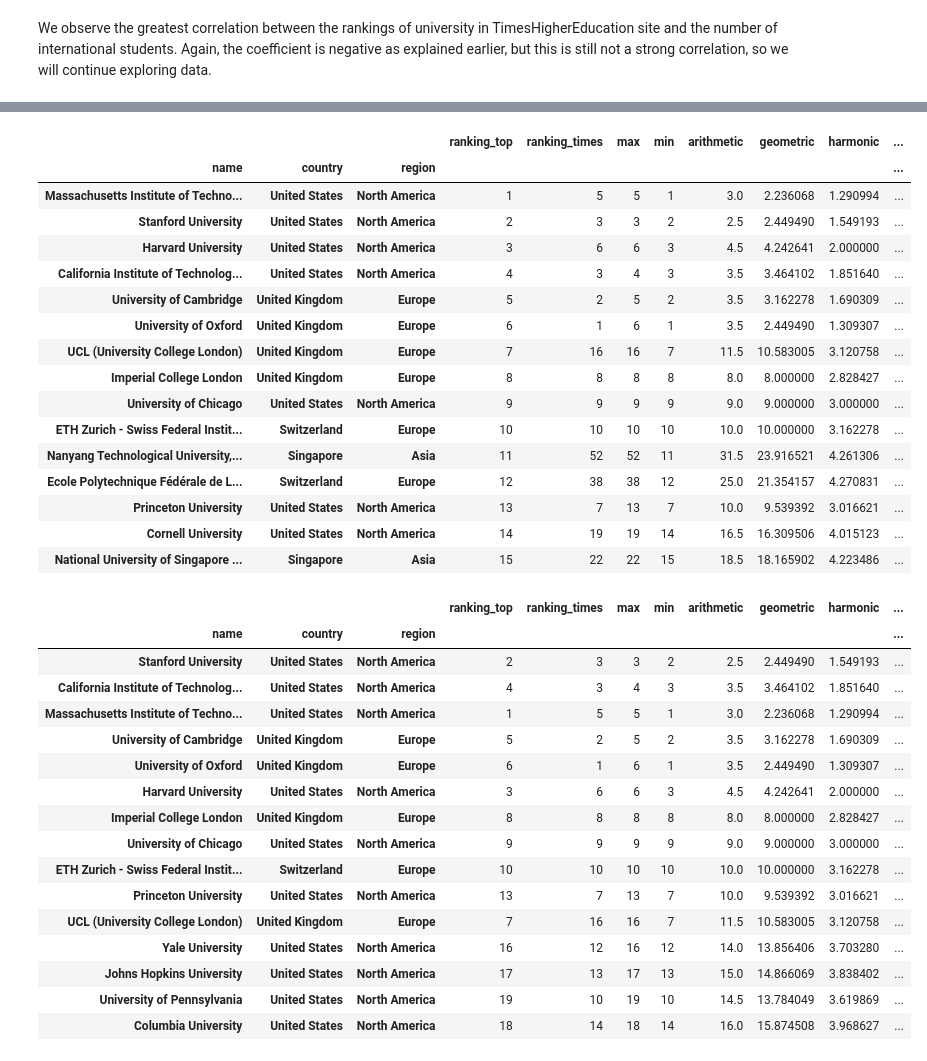
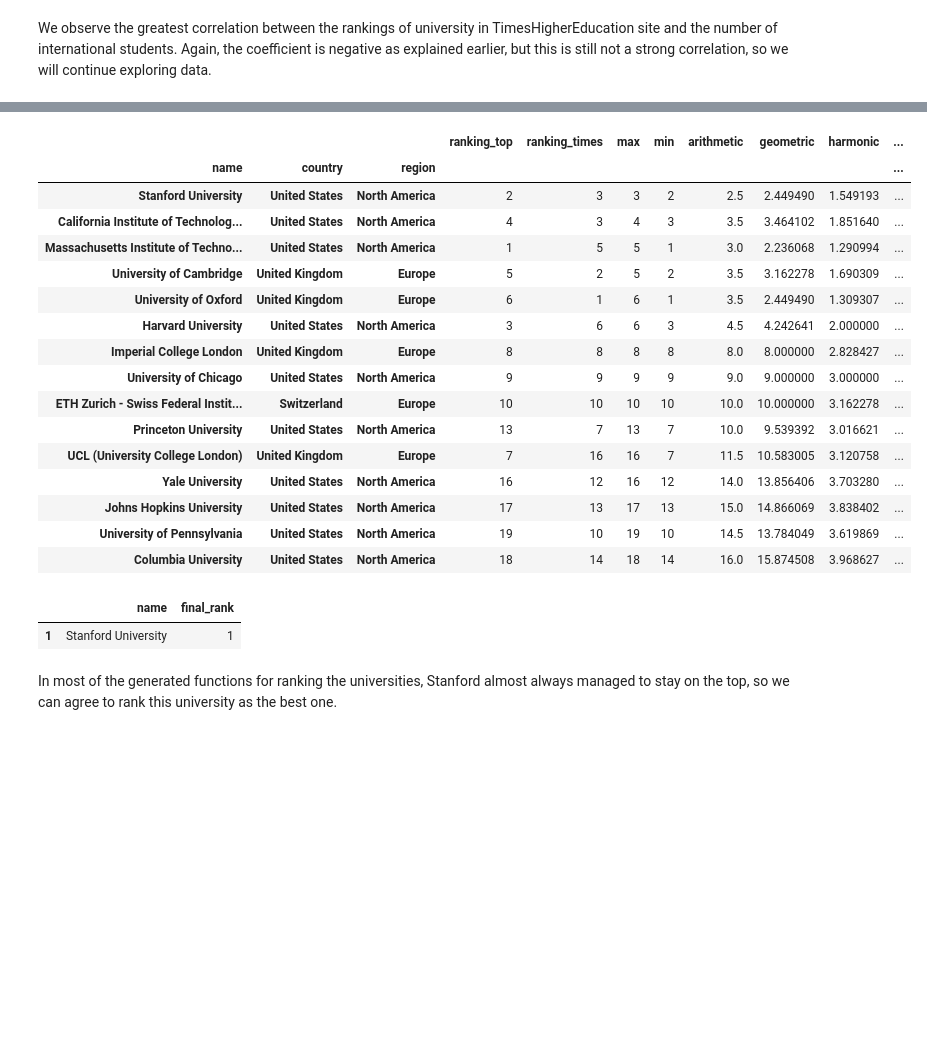
Before and after one commit to avandebr/ADA2017, a Jupyter notebook: Homework 2.ipynb, the cells around one changed output, grey strips where cells are left out. Cells and saved outputs as stored; diff of their text form; code cells hidden in the pictures; blank space fills up the shorter version.

```diff
--- a/Homework 2.ipynb
+++ b/Homework 2.ipynb
@@ -675,8 +656,10 @@ The ratios of international students and faculty members per student could be us
 We chose to calculate the min and max rank of each university and to take a weighted average where the max rank has a higher weight. In this way, universities which are ranked well in one of the rankings but which have a lower rank in the other one are penalized.
 # %%
 ranking_df = merged[['ranking_top','ranking_times']]
+
 ranking_df['max'] = ranking_df[['ranking_top', 'ranking_times']].max(axis=1)
 ranking_df['min'] = ranking_df[['ranking_top', 'ranking_times']].min(axis=1)
+
 #Arithmetic mean
 ranking_df['arithmetic'] = ranking_df[['ranking_top', 'ranking_times']].mean(axis=1)
 #Geometric mean
@@ -684,45 +667,33 @@ ranking_df['geometric'] = ranking_df.apply(lambda x: np.sqrt(x['ranking_top']*x[
 #Harmonic mean
 ranking_df['harmonic'] = ranking_df.apply(lambda x: np.sqrt(x['geometric']*x['geometric']/x['arithmetic']), axis=1)
 #Linear combinaison of the min and the max
+
 ranking_df['LCminmax'] = 0.3*ranking_df['min'] + 0.7*ranking_df['max']
 
-ranking_df.head(15)
+ranking_df.sort_values('LCminmax').head(15)
 # %% [output]
 |  |  |  | ranking_top | ranking_times | max | min | arithmetic | geometric | harmonic | ... |
 | name | country | region |  |  |  |  |  |  |  | ... |
+| Stanford University | United States | North America | 2 | 3 | 3 | 2 | 2.5 | 2.449490 | 1.549193 | ... |
+| California Institute of Technolog... | United States | North America | 4 | 3 | 4 | 3 | 3.5 | 3.464102 | 1.851640 | ... |
 | Massachusetts Institute of Techno... | United States | North America | 1 | 5 | 5 | 1 | 3.0 | 2.236068 | 1.290994 | ... |
-| Stanford University | United States | North America | 2 | 3 | 3 | 2 | 2.5 | 2.449490 | 1.549193 | ... |
-| Harvard University | United States | North America | 3 | 6 | 6 | 3 | 4.5 | 4.242641 | 2.000000 | ... |
-| California Institute of Technolog... | United States | North America | 4 | 3 | 4 | 3 | 3.5 | 3.464102 | 1.851640 | ... |
 | University of Cambridge | United Kingdom | Europe | 5 | 2 | 5 | 2 | 3.5 | 3.162278 | 1.690309 | ... |
 | University of Oxford | United Kingdom | Europe | 6 | 1 | 6 | 1 | 3.5 | 2.449490 | 1.309307 | ... |
-| UCL (University College London) | United Kingdom | Europe | 7 | 16 | 16 | 7 | 11.5 | 10.583005 | 3.120758 | ... |
+| Harvard University | United States | North America | 3 | 6 | 6 | 3 | 4.5 | 4.242641 | 2.000000 | ... |
 | Imperial College London | United Kingdom | Europe | 8 | 8 | 8 | 8 | 8.0 | 8.000000 | 2.828427 | ... |
 | University of Chicago | United States | North America | 9 | 9 | 9 | 9 | 9.0 | 9.000000 | 3.000000 | ... |
 | ETH Zurich - Swiss Federal Instit... | Switzerland | Europe | 10 | 10 | 10 | 10 | 10.0 | 10.000000 | 3.162278 | ... |
-| Nanyang Technological University,... | Singapore | Asia | 11 | 52 | 52 | 11 | 31.5 | 23.916521 | 4.261306 | ... |
-| Ecole Polytechnique Fédérale de L... | Switzerland | Europe | 12 | 38 | 38 | 12 | 25.0 | 21.354157 | 4.270831 | ... |
 | Princeton University | United States | North America | 13 | 7 | 13 | 7 | 10.0 | 9.539392 | 3.016621 | ... |
-| Cornell University | United States | North America | 14 | 19 | 19 | 14 | 16.5 | 16.309506 | 4.015123 | ... |
-| National University of Singapore ... | Singapore | Asia | 15 | 22 | 22 | 15 | 18.5 | 18.165902 | 4.223486 | ... |
+| UCL (University College London) | United Kingdom | Europe | 7 | 16 | 16 | 7 | 11.5 | 10.583005 | 3.120758 | ... |
+| Yale University | United States | North America | 16 | 12 | 16 | 12 | 14.0 | 13.856406 | 3.703280 | ... |
+| Johns Hopkins University | United States | North America | 17 | 13 | 17 | 13 | 15.0 | 14.866069 | 3.838402 | ... |
+| University of Pennsylvania | United States | North America | 19 | 10 | 19 | 10 | 14.5 | 13.784049 | 3.619869 | ... |
+| Columbia University | United States | North America | 18 | 14 | 18 | 14 | 16.0 | 15.874508 | 3.968627 | ... |
 # %%
 ranking_df['final_rank'] = ranking_df['LCminmax'].rank(method='min').astype(int)
-ranking_df.sort(['final_rank']).head(15)
+display(ranking_df.reset_index().sort_values(['final_rank'])[['name','final_rank']].head(1))
 # %% [output]
-|  |  |  | ranking_top | ranking_times | max | min | arithmetic | geometric | harmonic | ... |
-| name | country | region |  |  |  |  |  |  |  | ... |
-| Stanford University | United States | North America | 2 | 3 | 3 | 2 | 2.5 | 2.449490 | 1.549193 | ... |
-| California Institute of Technolog... | United States | North America | 4 | 3 | 4 | 3 | 3.5 | 3.464102 | 1.851640 | ... |
-| Massachusetts Institute of Techno... | United States | North America | 1 | 5 | 5 | 1 | 3.0 | 2.236068 | 1.290994 | ... |
-| University of Cambridge | United Kingdom | Europe | 5 | 2 | 5 | 2 | 3.5 | 3.162278 | 1.690309 | ... |
-| University of Oxford | United Kingdom | Europe | 6 | 1 | 6 | 1 | 3.5 | 2.449490 | 1.309307 | ... |
-| Harvard University | United States | North America | 3 | 6 | 6 | 3 | 4.5 | 4.242641 | 2.000000 | ... |
-| Imperial College London | United Kingdom | Europe | 8 | 8 | 8 | 8 | 8.0 | 8.000000 | 2.828427 | ... |
-| University of Chicago | United States | North America | 9 | 9 | 9 | 9 | 9.0 | 9.000000 | 3.000000 | ... |
-| ETH Zurich - Swiss Federal Instit... | Switzerland | Europe | 10 | 10 | 10 | 10 | 10.0 | 10.000000 | 3.162278 | ... |
-| Princeton University | United States | North America | 13 | 7 | 13 | 7 | 10.0 | 9.539392 | 3.016621 | ... |
-| UCL (University College London) | United Kingdom | Europe | 7 | 16 | 16 | 7 | 11.5 | 10.583005 | 3.120758 | ... |
-| Yale University | United States | North America | 16 | 12 | 16 | 12 | 14.0 | 13.856406 | 3.703280 | ... |
-| Johns Hopkins University | United States | North America | 17 | 13 | 17 | 13 | 15.0 | 14.866069 | 3.838402 | ... |
-| University of Pennsylvania | United States | North America | 19 | 10 | 19 | 10 | 14.5 | 13.784049 | 3.619869 | ... |
-| Columbia University | United States | North America | 18 | 14 | 18 | 14 | 16.0 | 15.874508 | 3.968627 | ... |
+|  | name | final_rank |
+| 1 | Stanford University | 1 |
+# %% [markdown]
+In most of the generated functions for ranking the universities, Stanford almost always managed to stay on the top, so we can agree to rank this university as the best one.
```
Also changed, not shown: parts of 13 cells of this notebook.
